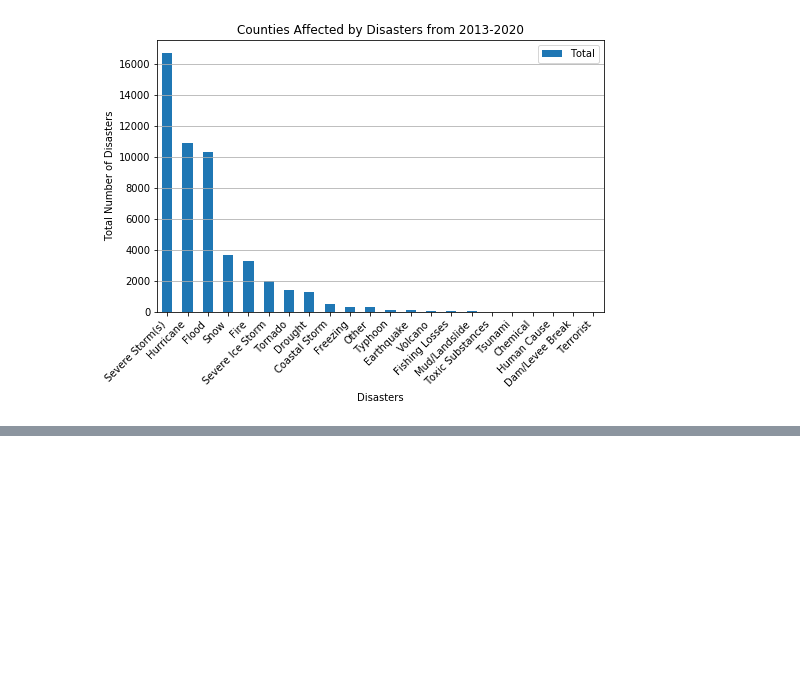
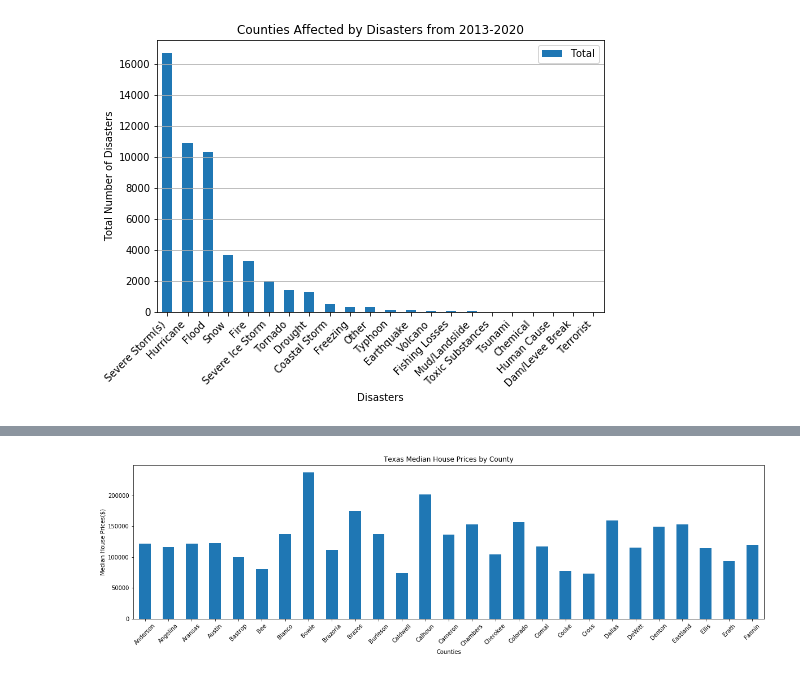
Before and after one commit to bandipara/fema_analytics, a Jupyter notebook: FEMA analytics final data cleanup.ipynb, the cells around one changed output, grey strips where cells are left out. Drawn from its saved outputs; the diff is of its cells as text; code cells hidden in the pictures; blank space fills up the shorter version.

```diff
--- a/FEMA analytics final data cleanup.ipynb
+++ b/FEMA analytics final data cleanup.ipynb
@@ -507,0 +525,19 @@ plt.savefig('./output_visual/Counties affected by Disasters from 2013 - 2020.png
+# %%
+filer = "./interim_data/fema_zillow_mrg.csv"
+region_df = pd.read_csv(filer)
+
+region_price = region_df["USD($)"]
+
+multi_plot = region_price.plot(kind="bar", figsize=(20,5))
+
+# PandasPlot.set_xticklabels() can be used to set the tick labels as well
+multi_plot.set_xticklabels(fema_zillow_df["Counties"], rotation=45)
+multi_plot.set_xlabel("Counties")
+multi_plot.set_ylabel("Median House Prices($)")
+multi_plot.set_title("Texas Median House Prices by County")
+
+multi_plot
+
+plt.savefig('./output_visual/TX House by County.png')
+# %% [output]
+[figure, added]
```
Also changed, not shown: parts of 7 cells of this notebook, 1 other file.
